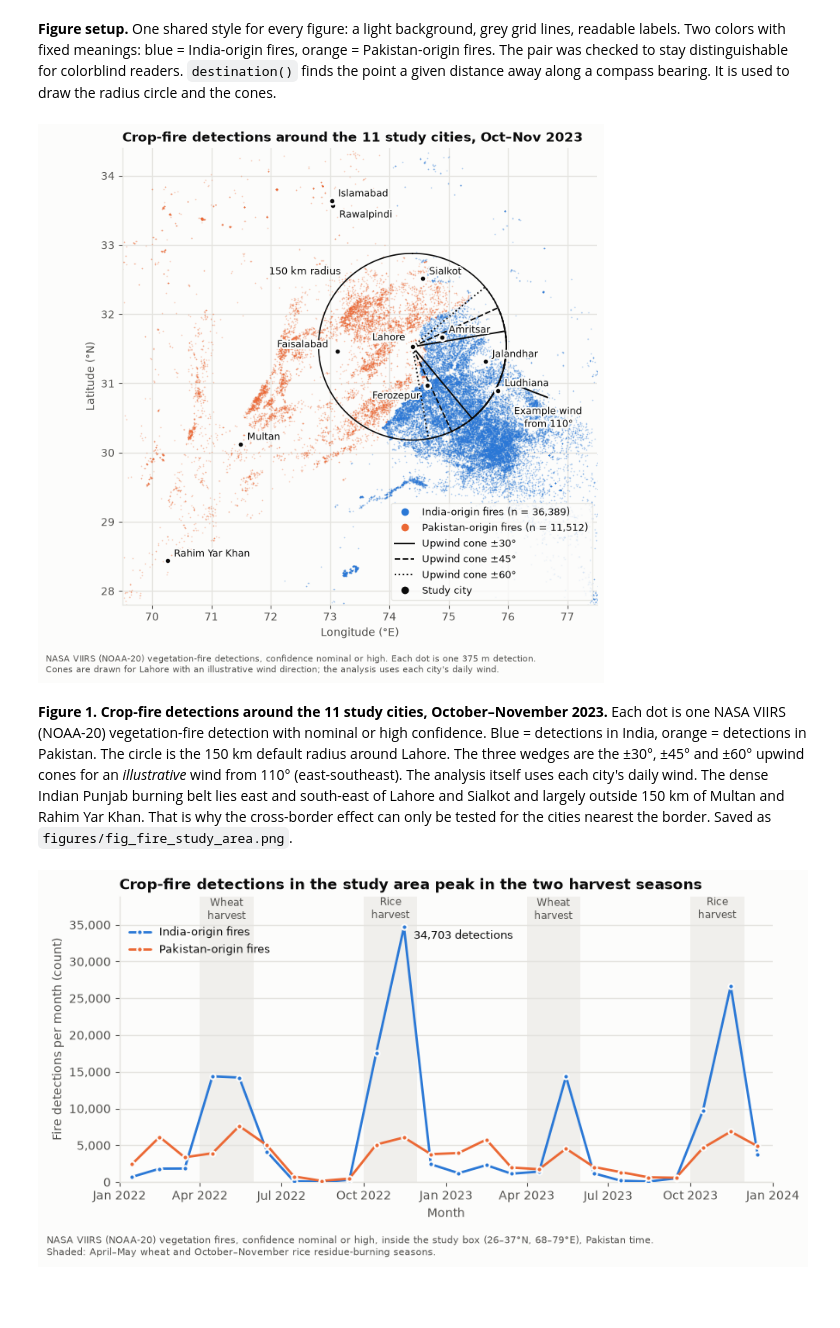
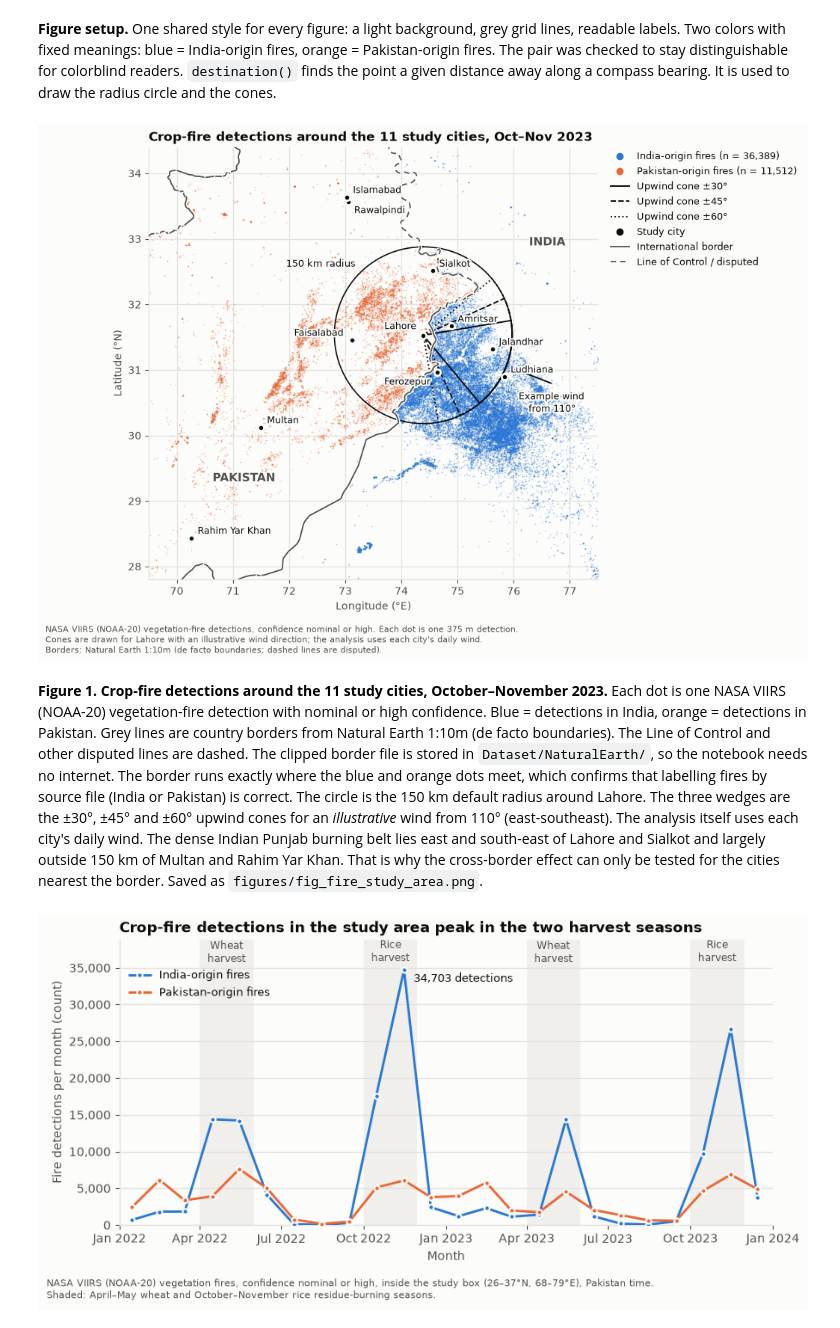
Before and after one commit to IsmailNooruddin/Smog-Analysis-DSSG, a Jupyter notebook: fire.ipynb, the cells around one changed output. Saved outputs shown, nothing was run; the diff lists cells and outputs as text; code cells hidden in the pictures; blank space fills up the shorter version.

```diff
--- a/fire.ipynb
+++ b/fire.ipynb
@@ -527,11 +527,24 @@ Two colors with fixed meanings: blue = India-origin fires, orange = Pakistan-ori
 season = fires[(fires["date"] >= "2023-10-01") & (fires["date"] <= "2023-11-30")]
 EXAMPLE_CITY, EXAMPLE_WIND_FROM = "Lahore", 110     # illustrative wind direction, not a real day
 
-fig, ax = plt.subplots(figsize=(8, 7.2))
+fig, ax = plt.subplots(figsize=(10.5, 7.2))
 for origin in ["PK", "IN"]:
     pts = season[season["origin_country"] == origin]
     ax.scatter(pts["longitude"], pts["latitude"], s=1.5, color=ORIGIN_COLOR[origin],
                alpha=0.35, linewidths=0, rasterized=True)
+
+# Country borders: Natural Earth 1:10m boundary lines, clipped to the study area (Dataset/NaturalEarth).
+# International borders solid; the Line of Control and other disputed or indefinite lines dashed.
+import json
+borders = json.load(open(ROOT / "Dataset" / "NaturalEarth" / "ne_10m_boundary_lines_study_area.geojson"))
+for feature in borders["features"]:
+    disputed = not feature["properties"]["featurecla"].startswith("International")
+    for line in feature["geometry"]["coordinates"]:
+        xy = np.array(line)
+        ax.plot(xy[:, 0], xy[:, 1], color=TEXT_2, lw=1.3, ls=(0, (4, 3)) if disputed else "-",
+                zorder=4, path_effects=[patheffects.withStroke(linewidth=3.2, foreground=SURFACE)])
+for name, (lo, la) in {"PAKISTAN": (71.2, 29.3), "INDIA": (76.6, 32.9)}.items():
+    ax.text(lo, la, name, fontsize=11, color=TEXT_2, ha="center", fontweight="bold", zorder=6, path_effects=halo)
 
 clat, clon = CITY_COORDS[EXAMPLE_CITY]
 ring = np.array([destination(clat, clon, b, 150) for b in np.arange(0, 361, 2)])
@@ -549,41 +562,45 @@ arrow_start = destination(clat, clon, EXAMPLE_WIND_FROM, 235)
 ax.annotate("", xy=destination(clat, clon, EXAMPLE_WIND_FROM, 160)[::-1], xytext=arrow_start[::-1],
             arrowprops=dict(arrowstyle="-|>", color=TEXT, lw=1.4))
 ax.annotate("Example wind\nfrom 110°", xy=arrow_start[::-1], xytext=(0, -6),
             textcoords="offset points", fontsize=9, color=TEXT, ha="center", va="top", path_effects=halo)
 
 # label position per city (offset in points, alignment) so neighbouring names don't overlap
 LABEL_POS = {"Islamabad": ((6, 4), "left"), "Rawalpindi": ((6, -11), "left"), "Lahore": ((-6, 6), "right"), "Faisalabad": ((-6, 4), "right"),
              "Amritsar": ((6, 4), "left"), "Ferozepur": ((-6, -12), "right"), "Jalandhar": ((6, 4), "left"),
              "Ludhiana": ((6, 4), "left")}
 for city, (la, lo) in CITY_COORDS.items():
     ax.scatter(lo, la, s=36, color=TEXT, edgecolors=SURFACE, linewidths=2, zorder=5)
     offset, ha = LABEL_POS.get(city, ((6, 4), "left"))
     ax.annotate(city, (lo, la), xytext=offset, textcoords="offset points", fontsize=9, ha=ha,
                 color=TEXT, zorder=6, path_effects=halo)
 
 ax.set_xlim(69.5, 77.5); ax.set_ylim(27.8, 34.4)
 ax.set_aspect(1 / np.cos(np.radians(31)))           # keeps distances true at Punjab's latitude
 ax.set_xlabel("Longitude (°E)"); ax.set_ylabel("Latitude (°N)")
 ax.grid(True, zorder=0); ax.set_axisbelow(True)
 ax.set_title("Crop-fire detections around the 11 study cities, Oct–Nov 2023", loc="left")
 
 handles = [Line2D([], [], ls="", marker="o", ms=6, color=ORIGIN_COLOR[o],
                   label=f"{ORIGIN_LABEL[o]} (n = {(season['origin_country'] == o).sum():,})") for o in ["IN", "PK"]]
 handles += [Line2D([], [], color=TEXT, lw=1.4, ls=ls, label=f"Upwind cone ±{h}°") for h, ls in [(30, "-"), (45, "--"), (60, ":")]]
-handles += [Line2D([], [], ls="", marker="o", ms=6, color=TEXT, label="Study city")]
-ax.legend(handles=handles, loc="lower right", fontsize=9, facecolor=SURFACE, frameon=True, edgecolor=GRID)
+handles += [Line2D([], [], ls="", marker="o", ms=6, color=TEXT, label="Study city"),
+            Line2D([], [], color=TEXT_2, lw=1.3, label="International border"),
+            Line2D([], [], color=TEXT_2, lw=1.3, ls=(0, (4, 3)), label="Line of Control / disputed")]
+ax.legend(handles=handles, loc="upper left", bbox_to_anchor=(1.02, 1), fontsize=9, borderaxespad=0)
 fig.text(0.01, 0.005,
          "NASA VIIRS (NOAA-20) vegetation-fire detections, confidence nominal or high. Each dot is one 375 m detection.\n"
-         "Cones are drawn for Lahore with an illustrative wind direction; the analysis uses each city's daily wind.",
+         "Cones are drawn for Lahore with an illustrative wind direction; the analysis uses each city's daily wind.\n"
+         "Borders: Natural Earth 1:10m (de facto boundaries; dashed lines are disputed).",
          fontsize=8, color=TEXT_2, va="bottom")
-fig.tight_layout(rect=(0, 0.05, 1, 1))
+fig.tight_layout(rect=(0, 0.065, 1, 1))
 fig.savefig(FIG_DIR / "fig_fire_study_area.png", dpi=200)
 plt.show()
 # %% [output]
-[figure, old version]
+[figure, new version]
 # %% [markdown]
 **Figure 1. Crop-fire detections around the 11 study cities, October–November 2023.**
 Each dot is one NASA VIIRS (NOAA-20) vegetation-fire detection with nominal or high confidence. Blue = detections in India, orange = detections in Pakistan.
+Grey lines are country borders from Natural Earth 1:10m (de facto boundaries). The Line of Control and other disputed lines are dashed. The clipped border file is stored in `Dataset/NaturalEarth/`, so the notebook needs no internet. The border runs exactly where the blue and orange dots meet, which confirms that labelling fires by source file (India or Pakistan) is correct.
 The circle is the 150 km default radius around Lahore. The three wedges are the ±30°, ±45° and ±60° upwind cones for an *illustrative* wind from 110° (east-southeast). The analysis itself uses each city's daily wind.
 The dense Indian Punjab burning belt lies east and south-east of Lahore and Sialkot and largely outside 150 km of Multan and Rahim Yar Khan. That is why the cross-border effect can only be tested for the cities nearest the border.
 Saved as `figures/fig_fire_study_area.png`.
```
Also changed, not shown: 2 other files.
